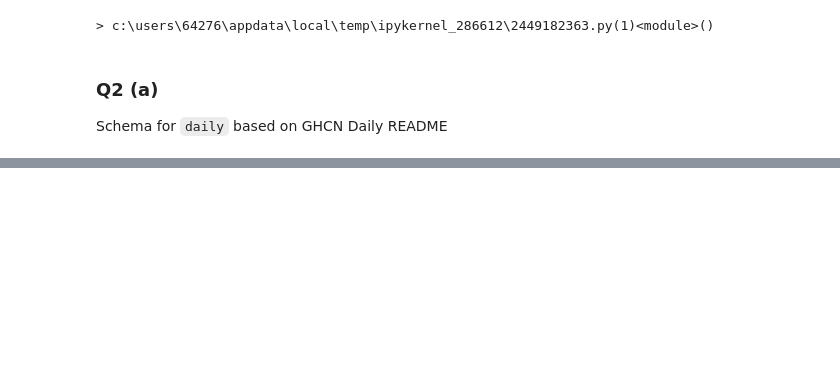
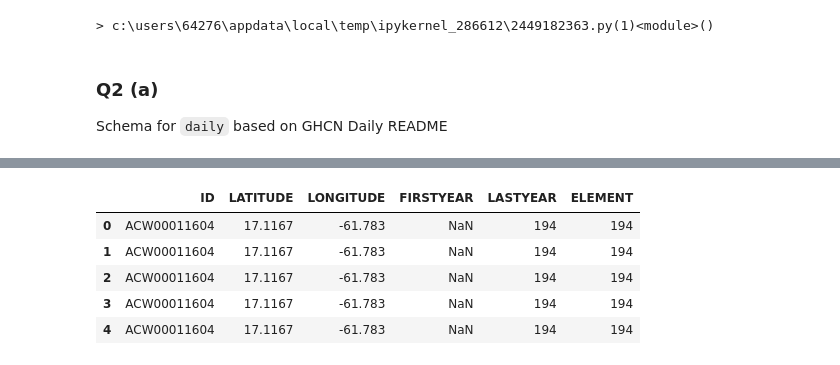
Before and after one commit to david-ewing-nz/ghcn-spark-analysis, a Jupyter notebook: notebooks/01_ghcn_processing.ipynb, the cells around one changed output, grey strips where cells are left out. Saved outputs shown, nothing was run; the diff lists cells and outputs as text; code cells hidden in the pictures; blank space fills up the shorter version.

```diff
--- a/notebooks/01_ghcn_processing.ipynb
+++ b/notebooks/01_ghcn_processing.ipynb
@@ -187,3 +362,27 @@ dailydf.show(5)
+# %%
+from pyspark.sql.functions import col, substring
+
+# Example: Load inventory
+pathInventory = f"{prefix}ghcnd-inventory.txt"
+rawInventory  = spark.read.text(pathInventory)
+
+# Parse columns by fixed positions
+inventorydf = rawInventory.select(
+    substring("value", 1, 11).alias("ID"),
+    substring("value", 13, 8).cast("double").alias("LATITUDE"),
+    substring("value", 22, 8).cast("double").alias("LONGITUDE"),
+    substring("value", 31, 4).cast("int").alias("FIRSTYEAR"),
+    substring("value", 36, 4).cast("int").alias("LASTYEAR"),
+    substring("value", 41, 4).alias("ELEMENT")
+)
+show_as_html(inventorydf.limit(5))
+# %% [output]
+|  | ID | LATITUDE | LONGITUDE | FIRSTYEAR | LASTYEAR | ELEMENT |
+| 0 | ACW00011604 | 17.1167 | -61.783 | NaN | 194 | 194 |
+| 1 | ACW00011604 | 17.1167 | -61.783 | NaN | 194 | 194 |
+| 2 | ACW00011604 | 17.1167 | -61.783 | NaN | 194 | 194 |
+| 3 | ACW00011604 | 17.1167 | -61.783 | NaN | 194 | 194 |
+| 4 | ACW00011604 | 17.1167 | -61.783 | NaN | 194 | 194 |
 # %%
 # Load and count each
 paths = {
```
Also changed, not shown: parts of 11 cells of this notebook.
